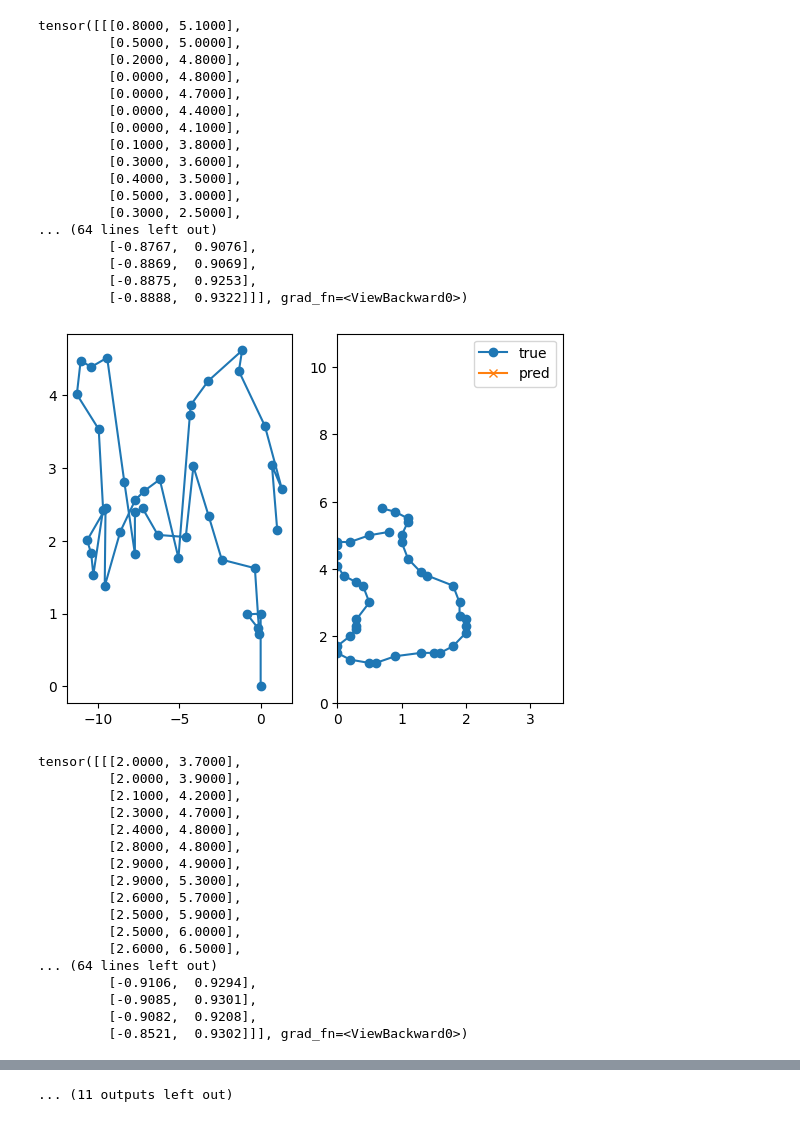
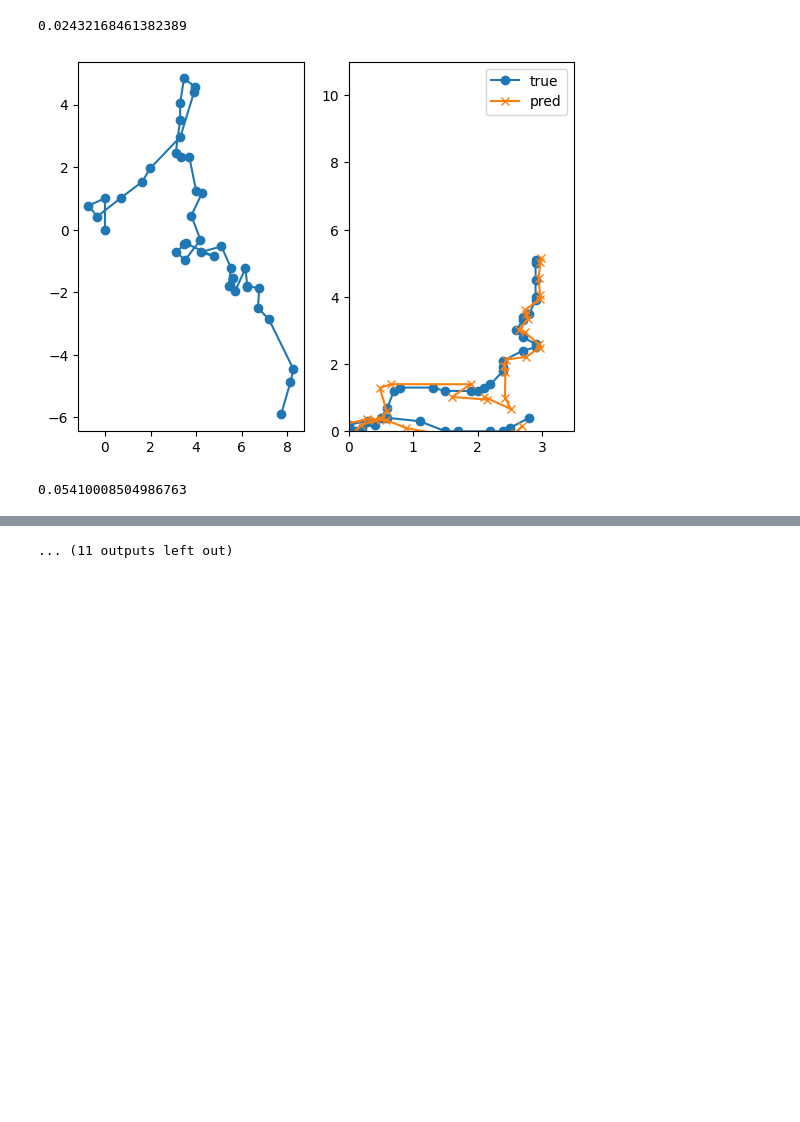
Before and after one commit to hal0309/lab-abci, a Jupyter notebook: _test/show.ipynb, the cells around one changed output, grey strips where cells are left out. Saved outputs shown, nothing was run; the diff lists cells and outputs as text; code cells hidden in the pictures; blank space fills up the shorter version.

```diff
--- a/_test/show.ipynb
+++ b/_test/show.ipynb
@@ -62,14 +62,29 @@ def get_random_noise(mean, std, shape):
 ut.fix_seeds(0)
 df = pickle.load(open(DF_PATH, "rb"))
 config = conf.from_yaml(config_path)
+config = conf.from_yaml(r"C:\Users\hal\Documents\lab\abci\config\config.yaml")
 
-model = models.get_model(config["model"])
+# 各種初期化
+model = models.get_model_with_checkpoint(config["model"], cp_path)
 route_gen = routes.get_route_generator(config["route"])
 dataset = datasets.get_dataset(config["dataset"])
 dm = datamodules.get_dm(config["dm"])
 
 dataset.set_route(df, route_gen)
 dm.setDataset(dataset)
+
+# train_dataset = datasets.RouteDatasetWithRoute(6400)
+# val_dataset = datasets.RouteDatasetWithRoute(1600)
+# test_dataset = datasets.RouteDatasetWithRoute(2000)
+
+# train_dataset.set_route(df, route_gen)
+# val_dataset.set_route(df, route_gen)
+# test_dataset.set_route(df, route_gen)
+
+# dataset = [
+#     train_dataset, val_dataset, test_dataset
+# ]
+
 
 
 model.eval()
@@ -78,27 +93,31 @@ model.eval()
 loss_list = []
 dist_list = []
 for i in range(10):
-    # batch = dm.train_dataset[i]
-    batch = dm.val_dataset[i]
+    batch = dm.train_dataset[i]
+    # batch = dm.val_dataset[i]
     # batch = dm.test_dataset[i]
+
     x, y = batch
-    x = x.unsqueeze(0)
+    x = x.unsqueeze(0).cuda()
+    y = y.unsqueeze(0).cuda()
 
-    mean = 0.0  # 平均
-    std = 0.381  # 標準偏差
-
+    # mean = 0.0  # 平均
+    # std = 0.381  # 標準偏差
     # x[:, :, 0] += get_random_noise(mean, std, (x.shape[0], x.shape[1]))
     # x[:, :, 1] += get_random_noise(mean, std, (x.shape[0], x.shape[1]))
     # x[:, :, 2] += get_random_noise(mean, std, (x.shape[0], x.shape[1]))
 
-    y = y.unsqueeze(0)
+
     y_hat = model(x)
 
-    print(y)
-    print(y_hat)
+    # print(y)
+    # print(y_hat)
+
 
     loss = nn.functional.mse_loss(y_hat, y)
     loss_list.append(loss.item())
+
+    print(loss.item())
 
     x = x.cpu().detach().numpy()
     y_hat = y_hat.cpu().detach().numpy()
@@ -162,35 +149,3 @@ tensor([[[1.0000, 5.5000],
-tensor([[[0.8000, 5.1000],
-         [0.5000, 5.0000],
-         [0.2000, 4.8000],
-         [0.0000, 4.8000],
-         [0.0000, 4.7000],
-         [0.0000, 4.4000],
-         [0.0000, 4.1000],
-         [0.1000, 3.8000],
-         [0.3000, 3.6000],
-         [0.4000, 3.5000],
-         [0.5000, 3.0000],
-         [0.3000, 2.5000],
-... (64 lines left out)
-         [-0.8767,  0.9076],
-         [-0.8869,  0.9069],
-         [-0.8875,  0.9253],
-         [-0.8888,  0.9322]]], grad_fn=<ViewBackward0>)
+0.02432168461382389
-[figure, old version]
+[figure, new version]
-tensor([[[2.0000, 3.7000],
-         [2.0000, 3.9000],
-         [2.1000, 4.2000],
-         [2.3000, 4.7000],
-         [2.4000, 4.8000],
-         [2.8000, 4.8000],
-         [2.9000, 4.9000],
-         [2.9000, 5.3000],
-         [2.6000, 5.7000],
-         [2.5000, 5.9000],
-         [2.5000, 6.0000],
-         [2.6000, 6.5000],
-... (64 lines left out)
-         [-0.9106,  0.9294],
-         [-0.9085,  0.9301],
-         [-0.9082,  0.9208],
-         [-0.8521,  0.9302]]], grad_fn=<ViewBackward0>)
+0.05410008504986763
```
Also changed, not shown: parts of 1 cell of this notebook, 3 other files.
